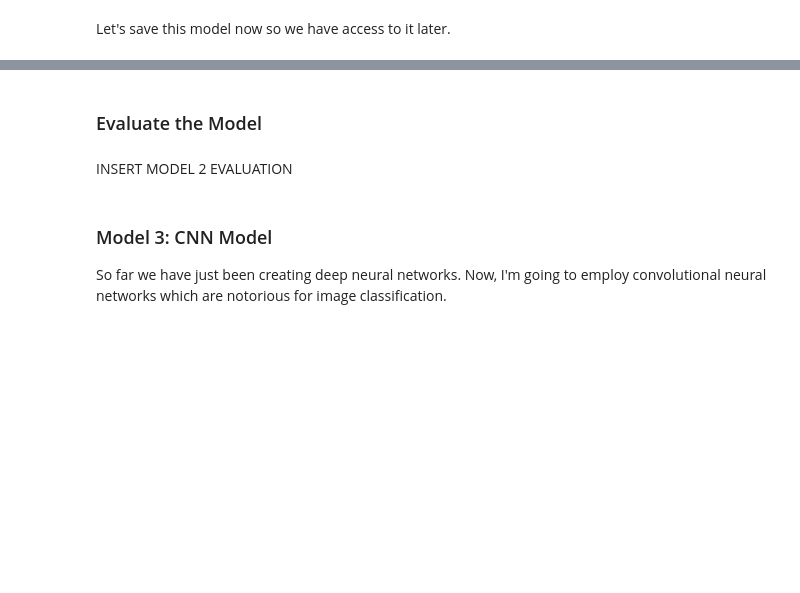
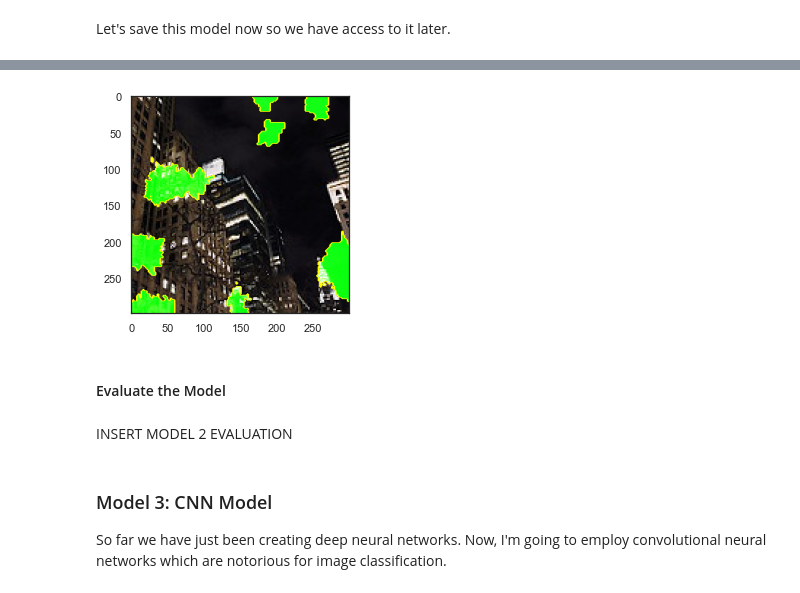
Before and after one commit to lecritch/Cene-Image-Classification, a Jupyter notebook: reports/final_report.ipynb, the cells around one changed output, grey strips where cells are left out. Saved outputs shown, nothing was run; the diff lists cells and outputs as text; code cells hidden in the pictures; blank space fills up the shorter version.

```diff
--- a/reports/final_report.ipynb
+++ b/reports/final_report.ipynb
@@ -706,5 +735,11 @@ save_model(model2, filepath = parent_dir + 'models/report_model2', overwrite = T
+# %%
+temp, mask = explanation.get_image_and_mask(explanation.top_labels[0], positive_only=False, num_features=10, hide_rest=False)
+plt.imshow(mark_boundaries(temp, mask));
+plt.savefig(parent_dir + 'figures/m2_buildings_pro_con')
+# %% [output]
+[figure, added]
 # %% [markdown]
-### Evaluate the Model
+#### Evaluate the Model
 # %% [markdown]
 INSERT MODEL 2 EVALUATION
 # %% [markdown]
```
Also changed, not shown: parts of 30 cells of this notebook, 24 other files.
